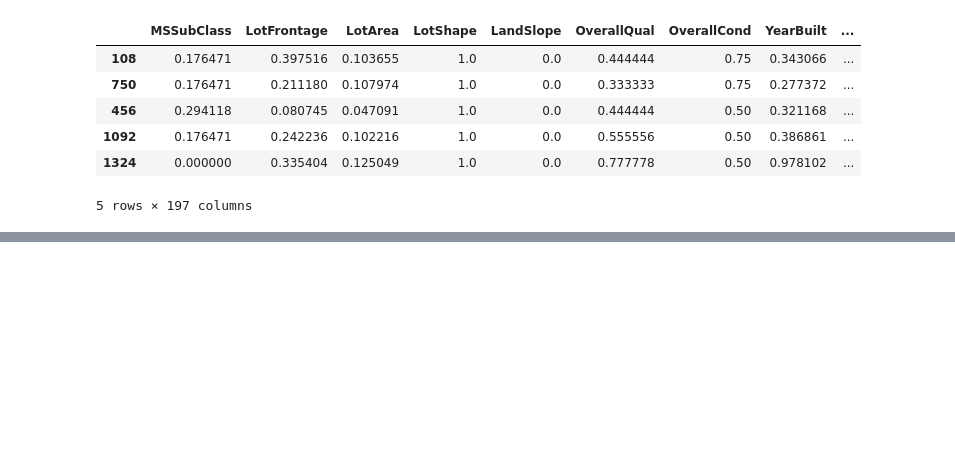
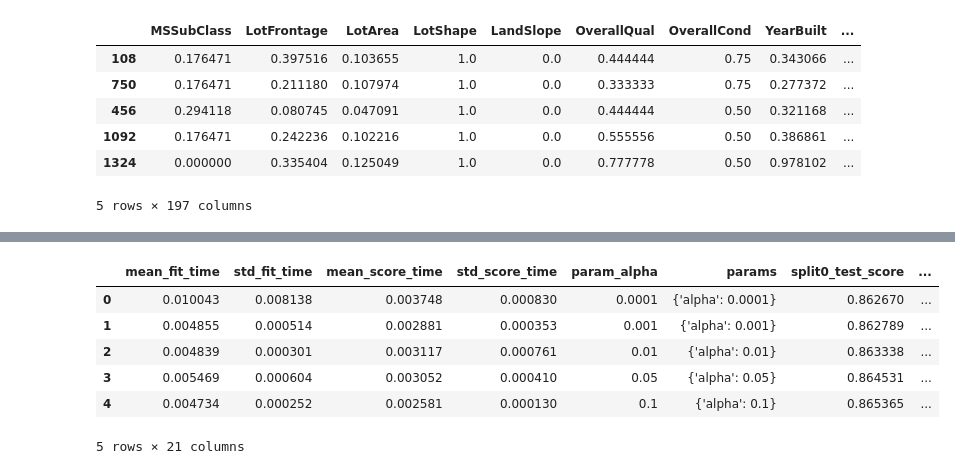
Before and after one commit to teerapat1739/Regularization, a Jupyter notebook: notebooks/homework/Part I.ipynb, the cells around one changed output, grey strips where cells are left out. Saved outputs shown, nothing was run; the diff lists cells and outputs as text; code cells hidden in the pictures; blank space fills up the shorter version.

Commit message:
success ridge and lasso

```diff
--- a/notebooks/homework/Part I.ipynb
+++ b/notebooks/homework/Part I.ipynb
@@ -348,0 +623,3 @@ df_test.head()
+# %%
+lm = LinearRegression()
+lm.fit(X_train, y_train)
@@ -348,0 +641,15 @@ df_test.head()
+# %%
+params = {'alpha': [0.0001, 0.001, 0.01, 0.05, 0.1,
+ 0.2, 0.3, 0.4, 0.5, 0.6, 0.7, 0.8, 0.9, 1.0, 2.0, 3.0,
+ 4.0, 5.0, 6.0, 7.0, 8.0, 9.0, 10.0]}
+# %%
+ridge = Ridge()
+# %%
+folds = 5
+model_cv = GridSearchCV(estimator=ridge,
+                       param_grid=params,
+                       scoring='r2',
+                       cv=folds,
+                       return_train_score=True,
+                       verbose=1)
+model_cv.fit(X_train, y_train)
@@ -348,0 +663,11 @@ df_test.head()
+# %%
+ridge_results = pd.DataFrame(model_cv.cv_results_)
+ridge_results.head()
+# %% [output]
+|  | mean_fit_time | std_fit_time | mean_score_time | std_score_time | param_alpha | params | split0_test_score | ... |
+| 0 | 0.010043 | 0.008138 | 0.003748 | 0.000830 | 0.0001 | {'alpha': 0.0001} | 0.862670 | ... |
+| 1 | 0.004855 | 0.000514 | 0.002881 | 0.000353 | 0.001 | {'alpha': 0.001} | 0.862789 | ... |
+| 2 | 0.004839 | 0.000301 | 0.003117 | 0.000761 | 0.01 | {'alpha': 0.01} | 0.863338 | ... |
+| 3 | 0.005469 | 0.000604 | 0.003052 | 0.000410 | 0.05 | {'alpha': 0.05} | 0.864531 | ... |
+| 4 | 0.004734 | 0.000252 | 0.002581 | 0.000130 | 0.1 | {'alpha': 0.1} | 0.865365 | ... |
+5 rows × 21 columns
```
Also changed, not shown: parts of 37 cells of this notebook.
